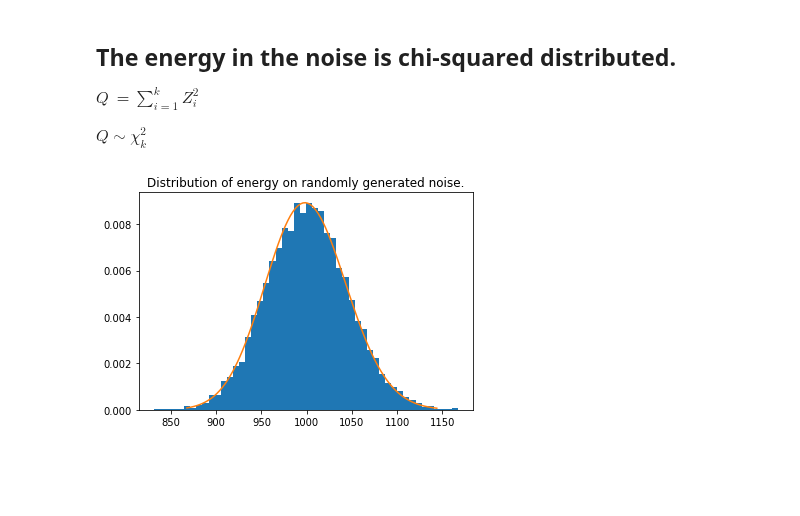
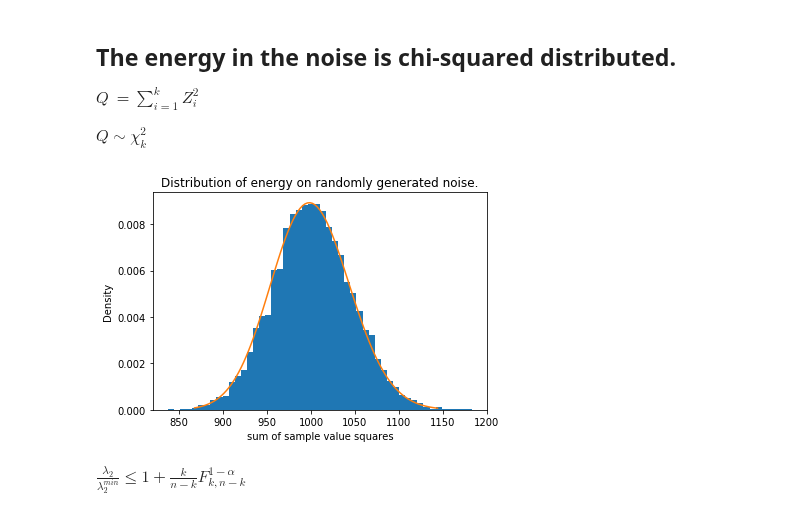
Before and after one commit to JackWalpole/splitwavepy, a Jupyter notebook: devel/F_test.ipynb, the cells around one changed output. Drawn from its saved outputs; the diff is of its cells as text; code cells hidden in the pictures; blank space fills up the shorter version.

```diff
--- a/devel/F_test.ipynb
+++ b/devel/F_test.ipynb
@@ -39,17 +39,21 @@ $Q \sim \chi ^2_k$
 # %%
 nsamps = 1001
 mean = 0
 sigma = 1
 energy = [ np.sum(np.random.normal(mean, sigma, nsamps)**2) for _ in range(10000) ]
 plt.hist(energy, 50, density=True)
 plt.title('Distribution of energy on randomly generated noise.')
+plt.xlabel('sum of sample value squares')
+plt.ylabel('Density')
 from scipy.stats import chi2
 # estimate degrees of freedom in data
 trace = np.random.normal(mean, sigma, nsamps)
 df = nsamps - 1
 rv = chi2(df)
 x = np.linspace(rv.ppf(0.001),rv.ppf(0.999), 100)
 plt.plot(x, rv.pdf(x))
 plt.show()
 # %% [output]
-[figure, old version]
+[figure, new version]
+# %% [markdown]
+$\frac{\lambda_2}{\lambda_2^{min}} \le 1 + \frac{k}{n-k}F^{1-\alpha}_{k,n-k}$
```
Also changed, not shown: parts of 1 cell of this notebook.
